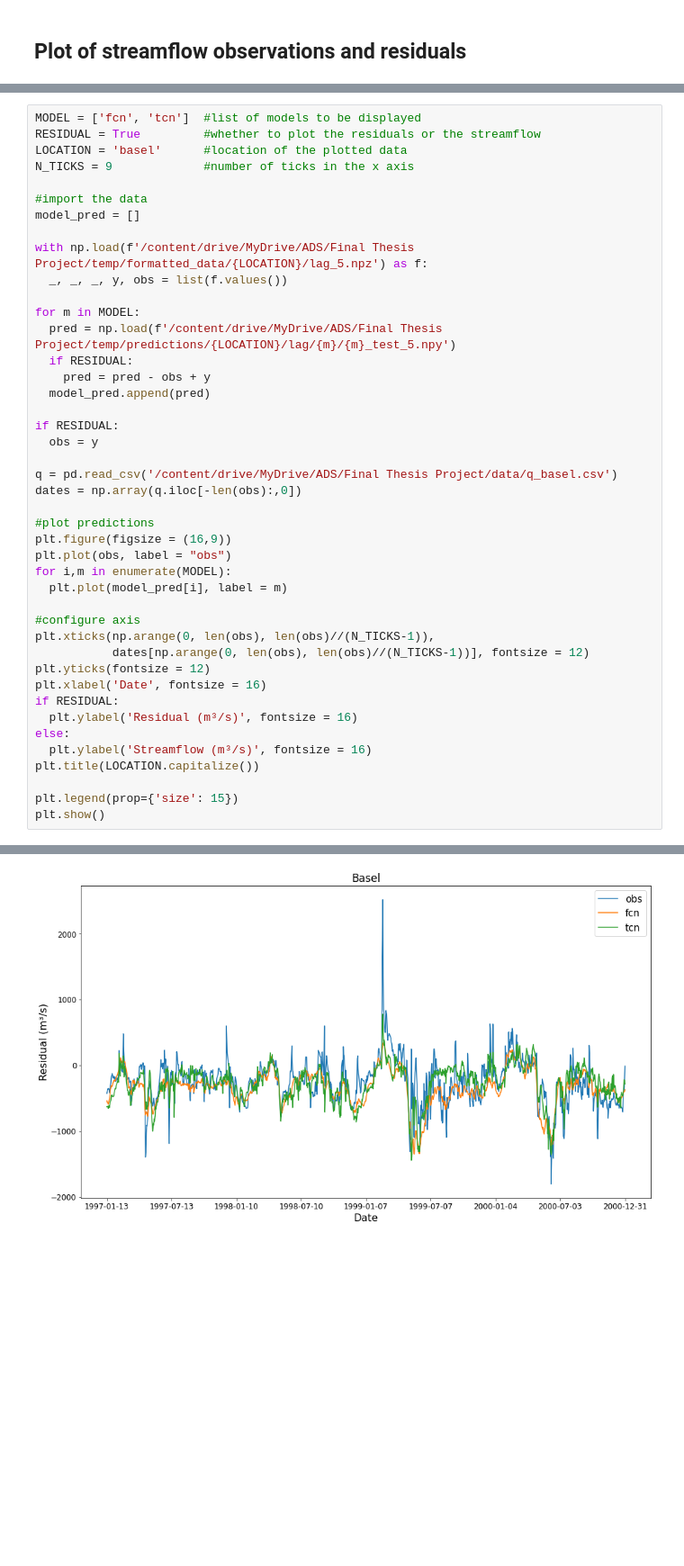
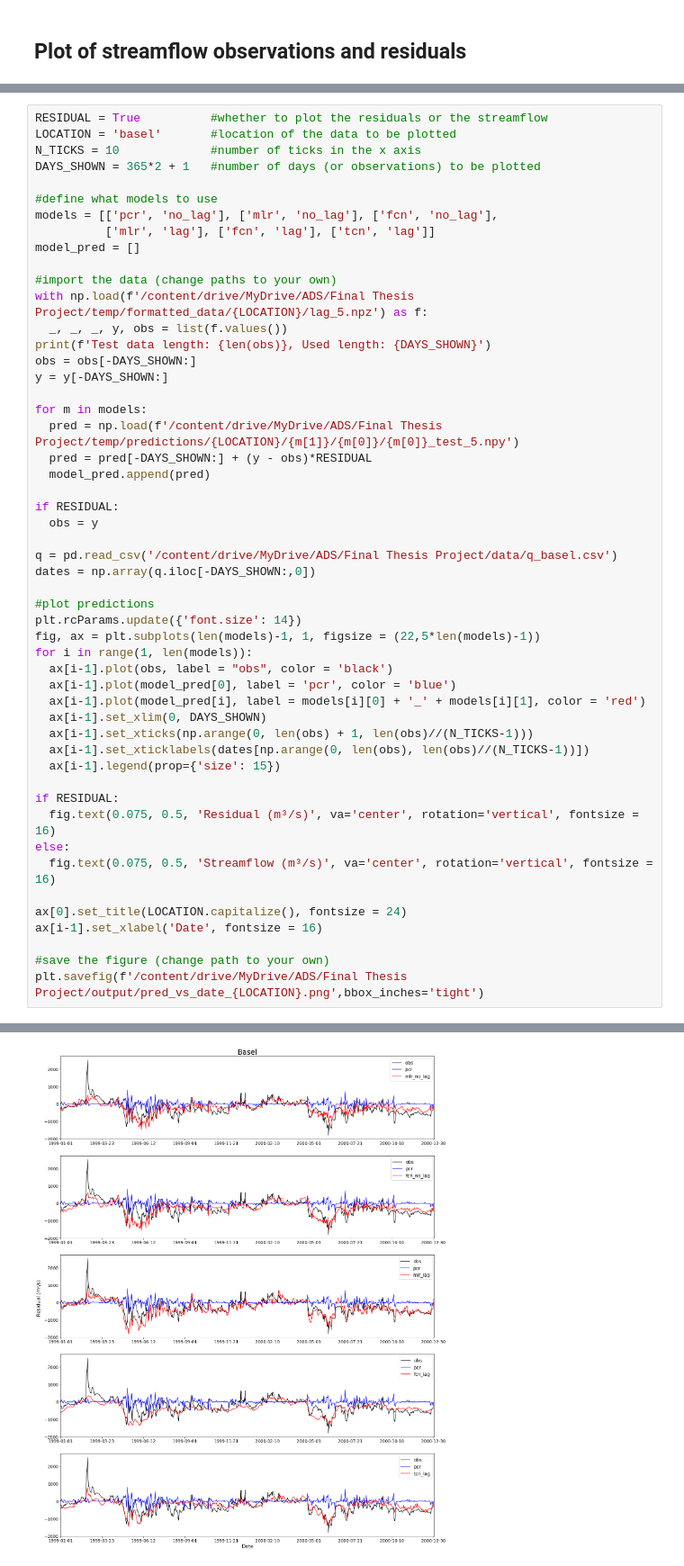
Before and after one commit to oriol-pomarol/final_thesis_project, a Jupyter notebook: analysis_and_visualization.ipynb, the cells around one changed output, grey strips where cells are left out. Shown at 90% size. Saved outputs shown, nothing was run; the diff lists cells and outputs as text; blank space fills up the shorter version.

Commit message:
Update of main code files
Extra comments and latest figures.

```diff
--- a/analysis_and_visualization.ipynb
+++ b/analysis_and_visualization.ipynb
@@ -70,44 +69,52 @@ plt.savefig('/content/drive/MyDrive/ADS/Final Thesis Project/output/obs_res.png'
 # %%
-MODEL = ['fcn', 'tcn']  #list of models to be displayed
-RESIDUAL = True         #whether to plot the residuals or the streamflow
-LOCATION = 'basel'      #location of the plotted data
-N_TICKS = 9             #number of ticks in the x axis
+RESIDUAL = True          #whether to plot the residuals or the streamflow
+LOCATION = 'basel'       #location of the data to be plotted
+N_TICKS = 10             #number of ticks in the x axis
+DAYS_SHOWN = 365*2 + 1   #number of days (or observations) to be plotted
 
-#import the data
+#define what models to use
+models = [['pcr', 'no_lag'], ['mlr', 'no_lag'], ['fcn', 'no_lag'],
+          ['mlr', 'lag'], ['fcn', 'lag'], ['tcn', 'lag']]
 model_pred = []
 
+#import the data (change paths to your own)
 with np.load(f'/content/drive/MyDrive/ADS/Final Thesis Project/temp/formatted_data/{LOCATION}/lag_5.npz') as f:
   _, _, _, y, obs = list(f.values())
+print(f'Test data length: {len(obs)}, Used length: {DAYS_SHOWN}')
+obs = obs[-DAYS_SHOWN:]
+y = y[-DAYS_SHOWN:]
 
-for m in MODEL:
-  pred = np.load(f'/content/drive/MyDrive/ADS/Final Thesis Project/temp/predictions/{LOCATION}/lag/{m}/{m}_test_5.npy')
-  if RESIDUAL:
-    pred = pred - obs + y
+for m in models:
+  pred = np.load(f'/content/drive/MyDrive/ADS/Final Thesis Project/temp/predictions/{LOCATION}/{m[1]}/{m[0]}/{m[0]}_test_5.npy')
+  pred = pred[-DAYS_SHOWN:] + (y - obs)*RESIDUAL
   model_pred.append(pred)
 
 if RESIDUAL:
   obs = y
 
 q = pd.read_csv('/content/drive/MyDrive/ADS/Final Thesis Project/data/q_basel.csv')
-dates = np.array(q.iloc[-len(obs):,0])
+dates = np.array(q.iloc[-DAYS_SHOWN:,0])
 
 #plot predictions
-plt.figure(figsize = (16,9))
-plt.plot(obs, label = "obs")
-for i,m in enumerate(MODEL):
-  plt.plot(model_pred[i], label = m)
+plt.rcParams.update({'font.size': 14})
+fig, ax = plt.subplots(len(models)-1, 1, figsize = (22,5*len(models)-1))
+for i in range(1, len(models)):
+  ax[i-1].plot(obs, label = "obs", color = 'black')
+  ax[i-1].plot(model_pred[0], label = 'pcr', color = 'blue')
+  ax[i-1].plot(model_pred[i], label = models[i][0] + '_' + models[i][1], color = 'red')
+  ax[i-1].set_xlim(0, DAYS_SHOWN)
+  ax[i-1].set_xticks(np.arange(0, len(obs) + 1, len(obs)//(N_TICKS-1)))
+  ax[i-1].set_xticklabels(dates[np.arange(0, len(obs), len(obs)//(N_TICKS-1))])
+  ax[i-1].legend(prop={'size': 15})
 
-#configure axis
-plt.xticks(np.arange(0, len(obs), len(obs)//(N_TICKS-1)),
-           dates[np.arange(0, len(obs), len(obs)//(N_TICKS-1))], fontsize = 12)
-plt.yticks(fontsize = 12)
-plt.xlabel('Date', fontsize = 16)
 if RESIDUAL:
-  plt.ylabel('Residual (m³/s)', fontsize = 16)
+  fig.text(0.075, 0.5, 'Residual (m³/s)', va='center', rotation='vertical', fontsize = 16)
 else:
-  plt.ylabel('Streamflow (m³/s)', fontsize = 16)
-plt.title(LOCATION.capitalize())
+  fig.text(0.075, 0.5, 'Streamflow (m³/s)', va='center', rotation='vertical', fontsize = 16)
 
-plt.legend(prop={'size': 15})
-plt.show()
+ax[0].set_title(LOCATION.capitalize(), fontsize = 24)
+ax[i-1].set_xlabel('Date', fontsize = 16)
+
+#save the figure (change path to your own)
+plt.savefig(f'/content/drive/MyDrive/ADS/Final Thesis Project/output/pred_vs_date_{LOCATION}.png',bbox_inches='tight')
 # %% [output]
@@ -114 +123 @@ plt.show()
-[figure, old version]
+[figure, new version]
```
Also changed, not shown: parts of 13 cells of this notebook, 4 other files.
